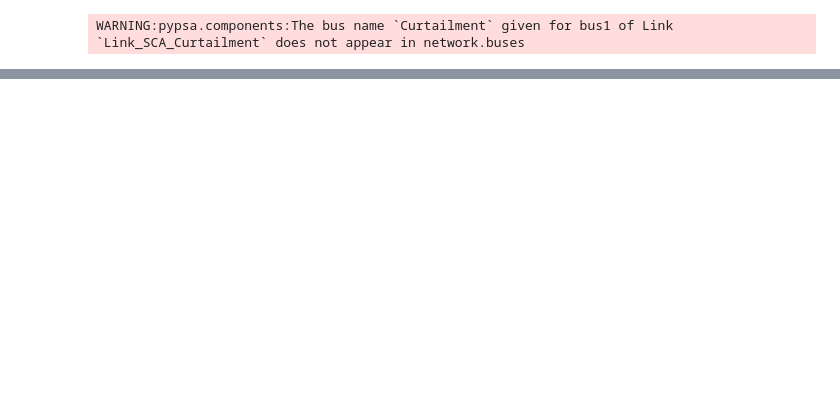
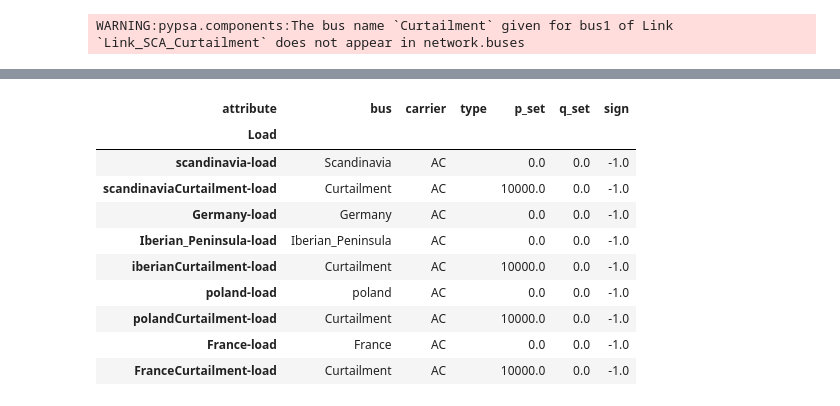
Before and after one commit to mikolaj2268/ATHENS-Planning-the-European-electricity-system, a Jupyter notebook: Europe 2_Plots.ipynb, the cells around one changed output, grey strips where cells are left out. Cells and saved outputs as stored; diff of their text form; code cells hidden in the pictures; blank space fills up the shorter version.

```diff
--- a/Europe 2_Plots.ipynb
+++ b/Europe 2_Plots.ipynb
@@ -288,0 +375,14 @@ TypeError: Only valid with DatetimeIndex, TimedeltaIndex or PeriodIndex, but got
+# %%
+network.loads
+# %% [output]
+| attribute | bus | carrier | type | p_set | q_set | sign |
+| Load |  |  |  |  |  |  |
+| scandinavia-load | Scandinavia | AC |  | 0.0 | 0.0 | -1.0 |
+| scandinaviaCurtailment-load | Curtailment | AC |  | 10000.0 | 0.0 | -1.0 |
+| Germany-load | Germany | AC |  | 0.0 | 0.0 | -1.0 |
+| Iberian_Peninsula-load | Iberian_Peninsula | AC |  | 0.0 | 0.0 | -1.0 |
+| iberianCurtailment-load | Curtailment | AC |  | 10000.0 | 0.0 | -1.0 |
+| poland-load | poland | AC |  | 0.0 | 0.0 | -1.0 |
+| polandCurtailment-load | Curtailment | AC |  | 10000.0 | 0.0 | -1.0 |
+| France-load | France | AC |  | 0.0 | 0.0 | -1.0 |
+| FranceCurtailment-load | Curtailment | AC |  | 10000.0 | 0.0 | -1.0 |
```
Also changed, not shown: parts of 22 cells of this notebook, 1 other file.
